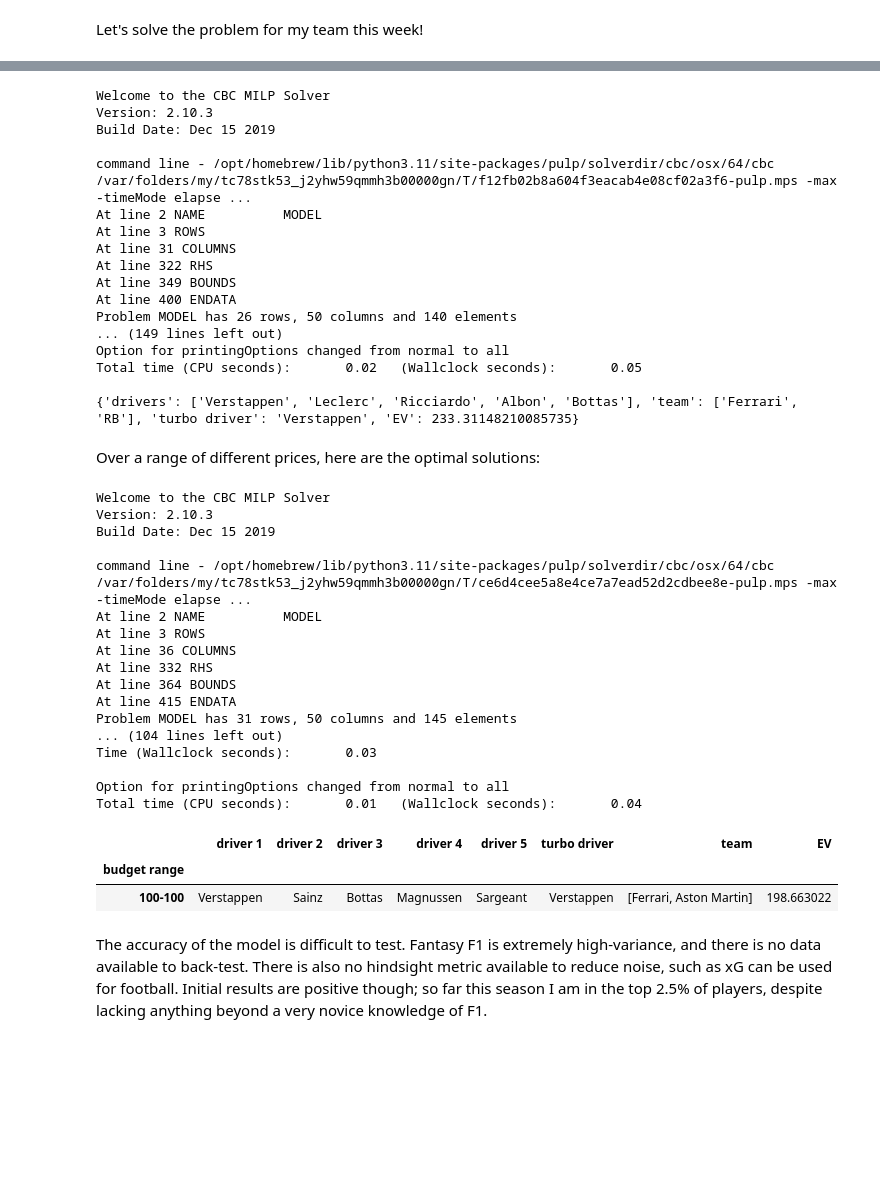
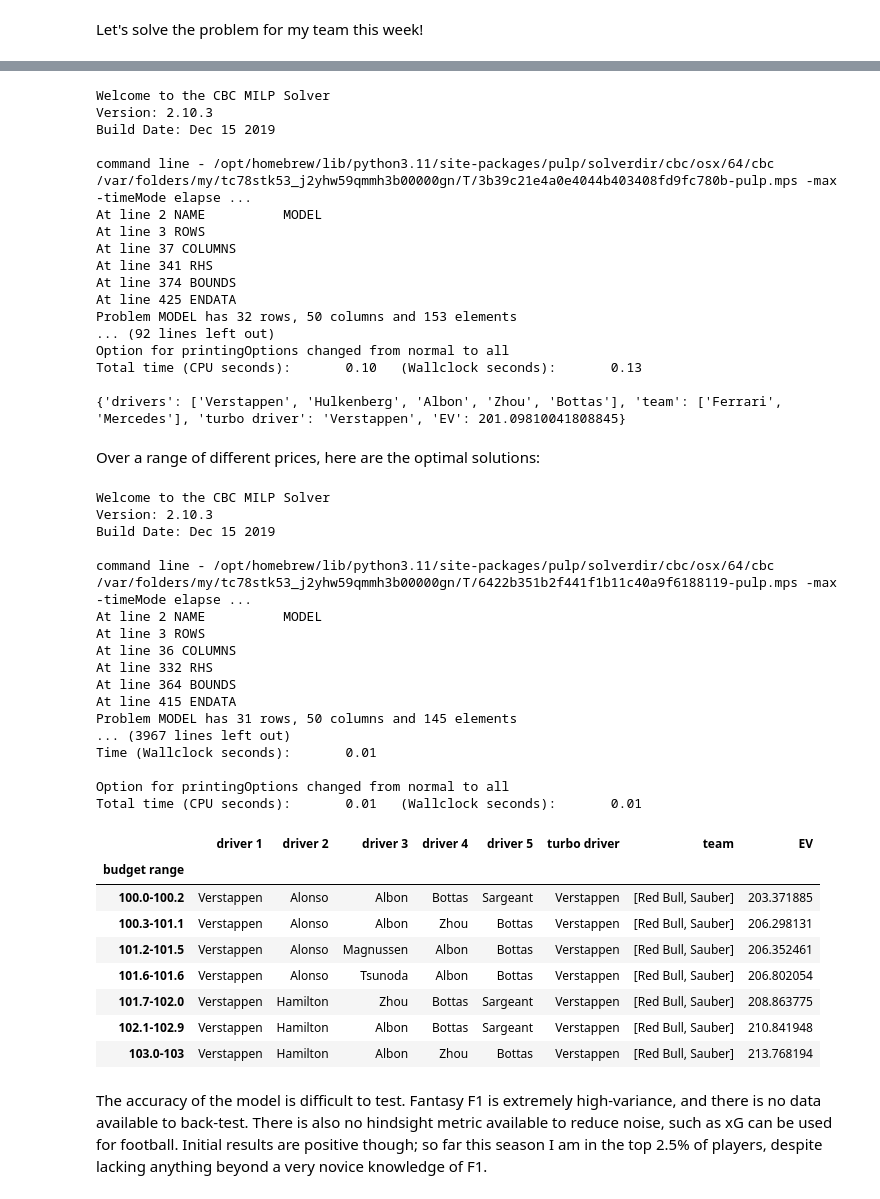
Before and after one commit to forest2087/f1_fantasy_model, a Jupyter notebook: f1-2024.ipynb, the cells around one changed output, grey strips where cells are left out. Cells and saved outputs as stored; diff of their text form; code cells hidden in the pictures; blank space fills up the shorter version.

```diff
--- a/f1-2024.ipynb
+++ b/f1-2024.ipynb
@@ -57,7 +57,7 @@ The relevant markets are winner, podium finish, top 6 finish, points finish, fas
 # %%
 #df = pd.read_csv('https://raw.githubusercontent.com/harryrgrove/F1_model/master/odds_input.csv', index_col=0)
 #df = pd.read_csv('/content/drive/MyDrive/Colab Notebooks/odds_input_2022.csv', index_col=0)
-df = pd.read_csv('odds_input_2024.csv', index_col=0)
+df = pd.read_csv('odds.csv', index_col=0)
 
 df
 # %% [output]
@@ -505,37 +506,39 @@ ev_df.head()
 The next source of points to model is when drivers beat their teammates. Since we now have more data from this season to work from, we can use this to better effect than historical data. First we need to scrape this season's data:
 # %%
 hrefs = [
-    "1226/abu-dhabi"
+    "1229/bahrain",
+    "1230/saudi-arabia",
+    "1231/australia"
 ]
-
+# https://www.formula1.com/en/results.html/2024/races/1229/bahrain/race-result.html
 qualifying_dfs, race_dfs, grid_dfs = [], [], []
 season_length = 1 # Update after each race
 
 # Collect qualifying, race and grid orders for this season's GPs
 for href in hrefs[:season_length]:
-    qualifying_url = f'https://www.formula1.com/en/results.html/2023/races/{href}/qualifying.html'
+    qualifying_url = f'https://www.formula1.com/en/results.html/2024/races/{href}/qualifying.html'
     qualifying_df = pd.read_html(qualifying_url)[0]
     # print(qualifying_df)
     qualifying_df['Driver'] = [unidecode.unidecode(name.split('  ')[1])
                                for name in qualifying_df['Driver']]
     qualifying_df['Driver'] = ['Zhou' if driver=='Guanyu' else driver for driver in qualifying_df['Driver']]
-    qualifying_df['Driver'] = ['Vettel' if driver=='Hulkenberg' else driver for driver in qualifying_df['Driver']]
+    # qualifying_df['Driver'] = ['Vettel' if driver=='Hulkenberg' else driver for driver in qualifying_df['Driver']]
     qualifying_dfs.append(qualifying_df.set_index('Driver')[['Pos', 'Car', 'Q2', 'Q3']])
     # print(qualifying_df)
 
-    race_url = f'https://www.formula1.com/en/results.html/2023/races/{href}.html'
+    race_url = f'https://www.formula1.com/en/results.html/2024/races/{href}.html'
     race_df = pd.read_html(race_url)[0]
     race_df['Driver'] = [unidecode.unidecode(name.split('  ')[1]) for name in race_df['Driver']]
     race_df['Driver'] = ['Zhou' if driver=='Guanyu' else driver for driver in race_df['Driver']]
-    race_df['Driver'] = ['Vettel' if driver=='Hulkenberg' else driver for driver in race_df['Driver']]
+    # race_df['Driver'] = ['Vettel' if driver=='Hulkenberg' else driver for driver in race_df['Driver']]
     race_dfs.append(race_df.set_index('Driver')[['Pos', 'Car', 'Time/Retired']])
 
-    grid_url = f'https://www.formula1.com/en/results.html/2023/races/{href}/starting-grid.html'
+    grid_url = f'https://www.formula1.com/en/results.html/2024/races/{href}/starting-grid.html'
     grid_df = pd.read_html(grid_url)[0]
     grid_df['Driver'] = [unidecode.unidecode(name.split('  ')[1]) for name in grid_df['Driver']]
     # print(grid_df)
     grid_df['Driver'] = ['Zhou' if driver=='Guanyu' else driver for driver in grid_df['Driver']]
-    grid_df['Driver'] = ['Vettel' if driver=='Hulkenberg' else driver for driver in grid_df['Driver']]
+    # grid_df['Driver'] = ['Vettel' if driver=='Hulkenberg' else driver for driver in grid_df['Driver']]
     print(grid_df['Driver'])
     grid_dfs.append(grid_df.set_index('Driver')[['Pos', 'Car']])
 # %% [output]
@@ -906,6 +982,9 @@ def solve_team(budget, owned_drivers, owned_team, force_include, force_exclude,
     drivers = LpVariable.dicts('drivers', driver_df.index, cat='Binary')
     teams = LpVariable.dicts('teams', team_df.index, cat='Binary')
     turbo = LpVariable.dicts('turbo', driver_df.index, cat='Binary')
+
+    # display(drivers)
+    # display(teams)
 
     # Set objective function
     prob += lpSum([drivers[d] * driver_df.loc[d, 'EV'] for d in drivers]) \
@@ -938,7 +1017,7 @@ def solve_team(budget, owned_drivers, owned_team, force_include, force_exclude,
     for d in force_exclude['driver']:
         prob += drivers[d] == 0
     for t in force_exclude['team']:
-        prob += team[t] == 0
+        prob += teams[t] == 0
 
     # We can expect Schumacher to outscore Latifi & Russell
     # for d in ['Latifi']:
@@ -957,12 +1068,14 @@ Let's solve the problem for my team this week!
 # %%
+# team 2
 print(
     solve_team(
-        budget=100,
-        owned_drivers=[],
-        owned_team=[],
-        force_include={'driver': [], 'team': []},
-        force_exclude={'driver': [], 'team': []},
-        transfers=12,
+        budget=103,
+        owned_drivers=['Verstappen', 'Leclerc', 'Zhou', 'Hulkenberg', 'Sargeant'],
+        owned_team=['Ferrari', 'Aston Martin'],
+        force_include={'driver': [], 'team': ['Ferrari']},
+        force_exclude={'driver': ['Ricciardo',
+                                  'Ocon', 'Gasly'], 'team': ['Alpine', 'RB']},
+        transfers=3,
     )
 )
 # %% [output]
@@ -970,25 +1083,25 @@ Welcome to the CBC MILP Solver
 Version: 2.10.3
 Build Date: Dec 15 2019
 
-command line - /opt/homebrew/lib/python3.11/site-packages/pulp/solverdir/cbc/osx/64/cbc /var/folders/my/tc78stk53_j2yhw59qmmh3b00000gn/T/f12fb02b8a604f3eacab4e08cf02a3f6-pulp.mps -max -timeMode elapse ...
+command line - /opt/homebrew/lib/python3.11/site-packages/pulp/solverdir/cbc/osx/64/cbc /var/folders/my/tc78stk53_j2yhw59qmmh3b00000gn/T/3b39c21e4a0e4044b403408fd9fc780b-pulp.mps -max -timeMode elapse ...
 At line 2 NAME          MODEL
 At line 3 ROWS
-At line 31 COLUMNS
-At line 322 RHS
-At line 349 BOUNDS
-At line 400 ENDATA
-Problem MODEL has 26 rows, 50 columns and 140 elements
-... (149 lines left out)
+At line 37 COLUMNS
+At line 341 RHS
+At line 374 BOUNDS
+At line 425 ENDATA
+Problem MODEL has 32 rows, 50 columns and 153 elements
+... (92 lines left out)
 Option for printingOptions changed from normal to all
-Total time (CPU seconds):       0.02   (Wallclock seconds):       0.05
+Total time (CPU seconds):       0.10   (Wallclock seconds):       0.13
 
-{'drivers': ['Verstappen', 'Leclerc', 'Ricciardo', 'Albon', 'Bottas'], 'team': ['Ferrari', 'RB'], 'turbo driver': 'Verstappen', 'EV': 233.31148210085735}
+{'drivers': ['Verstappen', 'Hulkenberg', 'Albon', 'Zhou', 'Bottas'], 'team': ['Ferrari', 'Mercedes'], 'turbo driver': 'Verstappen', 'EV': 201.09810041808845}
 # %% [markdown]
 Over a range of different prices, here are the optimal solutions:
 # %%
 optimal_teams = {}
 
-min_budget, max_budget = 100, 100
+min_budget, max_budget = 100, 103
 last_team = {}
 b = min_budget
 while b <= max_budget:
@@ -996,44 +1109,51 @@ while b <= max_budget:
     team = solve_team(
                 budget=b,
                 owned_drivers=[],
-                owned_team='',
+                owned_team=[],
                 force_include={'driver': [], 'team': []},
-                force_exclude={'driver': [], 'team': []},
+                force_exclude={'driver': ['Ricciardo',
+                                  'Ocon', 'Gasly'], 'team': ['Alpine', 'RB']},
                 transfers=12
                 )
     if team != last_team:
         optimal_teams[b] = team
     last_team = team
     b += 0.1
 
 out_df = pd.DataFrame(optimal_teams).T
 for i in range(5):
     out_df[f'driver {i+1}'] = [d[i] for d in out_df['drivers']]
 out_df.index = [f'{out_df.index[i-1]}-{round(out_df.index[i] - 0.1, 1)}'
                 for i in range(1, len(out_df))] + [f'{out_df.index[-1]}-{max_budget}']
 out_df.index.name = 'budget range'
 out_df.drop('drivers', axis=1)[['driver 1', 'driver 2', 'driver 3', 'driver 4', 'driver 5',
                                 'turbo driver', 'team', 'EV']]
 # %% [output]
 Welcome to the CBC MILP Solver
 Version: 2.10.3
 Build Date: Dec 15 2019
 
-command line - /opt/homebrew/lib/python3.11/site-packages/pulp/solverdir/cbc/osx/64/cbc /var/folders/my/tc78stk53_j2yhw59qmmh3b00000gn/T/ce6d4cee5a8e4ce7a7ead52d2cdbee8e-pulp.mps -max -timeMode elapse ...
+command line - /opt/homebrew/lib/python3.11/site-packages/pulp/solverdir/cbc/osx/64/cbc /var/folders/my/tc78stk53_j2yhw59qmmh3b00000gn/T/6422b351b2f441f1b11c40a9f6188119-pulp.mps -max -timeMode elapse ...
 At line 2 NAME          MODEL
 At line 3 ROWS
 At line 36 COLUMNS
 At line 332 RHS
 At line 364 BOUNDS
 At line 415 ENDATA
 Problem MODEL has 31 rows, 50 columns and 145 elements
-... (104 lines left out)
-Time (Wallclock seconds):       0.03
+... (3967 lines left out)
+Time (Wallclock seconds):       0.01
 
 Option for printingOptions changed from normal to all
-Total time (CPU seconds):       0.01   (Wallclock seconds):       0.04
+Total time (CPU seconds):       0.01   (Wallclock seconds):       0.01
 |  | driver 1 | driver 2 | driver 3 | driver 4 | driver 5 | turbo driver | team | EV |
 | budget range |  |  |  |  |  |  |  |  |
-| 100-100 | Verstappen | Sainz | Bottas | Magnussen | Sargeant | Verstappen | [Ferrari, Aston Martin] | 198.663022 |
+| 100.0-100.2 | Verstappen | Alonso | Albon | Bottas | Sargeant | Verstappen | [Red Bull, Sauber] | 203.371885 |
+| 100.3-101.1 | Verstappen | Alonso | Albon | Zhou | Bottas | Verstappen | [Red Bull, Sauber] | 206.298131 |
+| 101.2-101.5 | Verstappen | Alonso | Magnussen | Albon | Bottas | Verstappen | [Red Bull, Sauber] | 206.352461 |
+| 101.6-101.6 | Verstappen | Alonso | Tsunoda | Albon | Bottas | Verstappen | [Red Bull, Sauber] | 206.802054 |
+| 101.7-102.0 | Verstappen | Hamilton | Zhou | Bottas | Sargeant | Verstappen | [Red Bull, Sauber] | 208.863775 |
+| 102.1-102.9 | Verstappen | Hamilton | Albon | Bottas | Sargeant | Verstappen | [Red Bull, Sauber] | 210.841948 |
+| 103.0-103 | Verstappen | Hamilton | Albon | Zhou | Bottas | Verstappen | [Red Bull, Sauber] | 213.768194 |
 # %% [markdown]
 The accuracy of the model is difficult to test. Fantasy F1 is extremely high-variance, and there is no data available to back-test. There is also no hindsight metric available to reduce noise, such as xG can be used for football. Initial results are positive though; so far this season I am in the top 2.5% of players, despite lacking anything beyond a very novice knowledge of F1.
```
Also changed, not shown: parts of 24 cells of this notebook, 16 other files.
